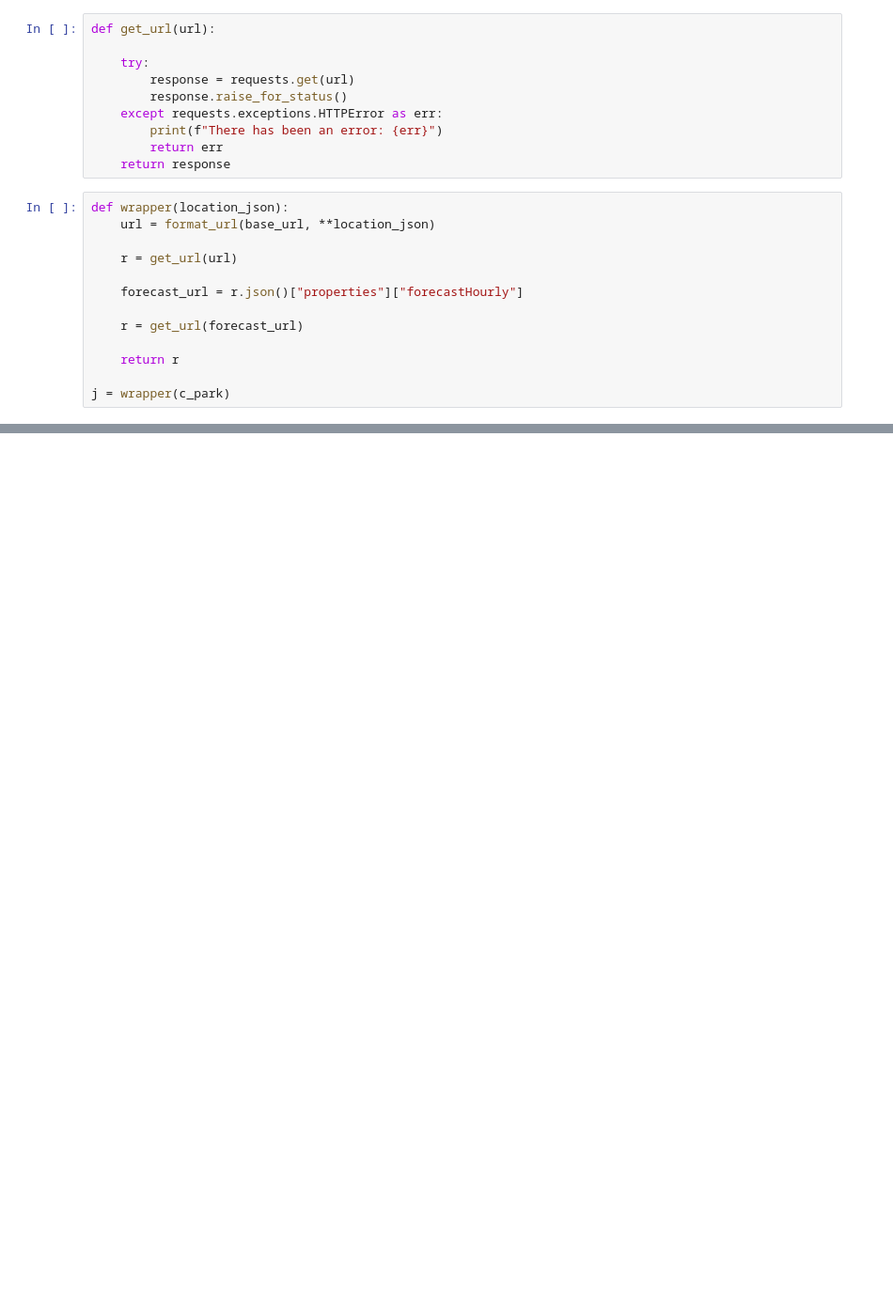
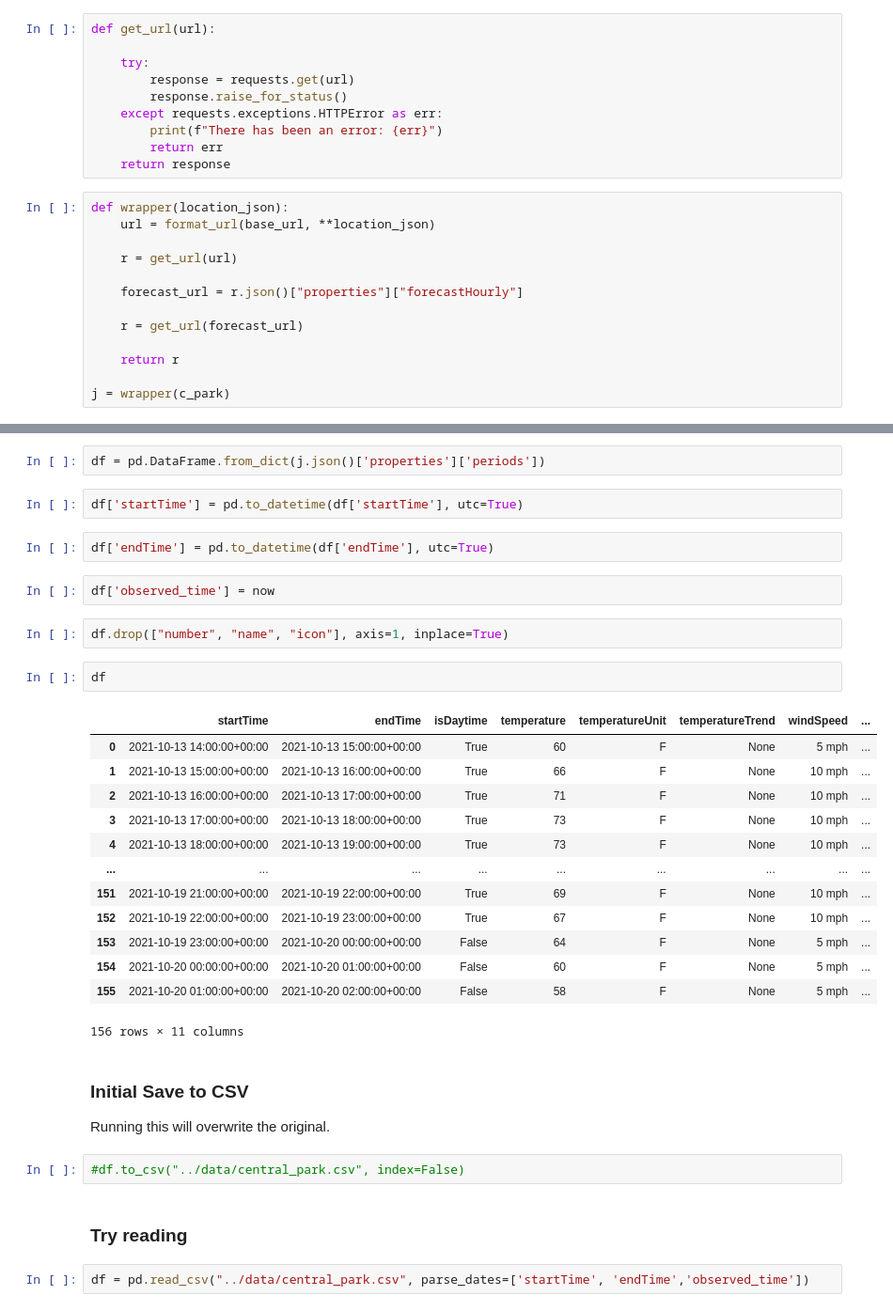
Before and after one commit to chondromalasia/weather, a Jupyter notebook: notebooks/Liberating Data.ipynb, the cells around one changed output, grey strips where cells are left out. Shown: that part at 94% size. Saved outputs shown, nothing was run; the diff lists cells and outputs as text; blank space fills up the shorter version.

```diff
--- a/notebooks/Liberating Data.ipynb
+++ b/notebooks/Liberating Data.ipynb
@@ -120,0 +179,36 @@ j.json()
+# %%
+df = pd.DataFrame.from_dict(j.json()['properties']['periods'])
+# %%
+df['startTime'] = pd.to_datetime(df['startTime'], utc=True)
+# %%
+df['endTime'] = pd.to_datetime(df['endTime'], utc=True)
+# %%
+df['observed_time'] = now
+# %%
+df.drop(["number", "name", "icon"], axis=1, inplace=True)
+# %%
+df
+# %% [output]
+|  | startTime | endTime | isDaytime | temperature | temperatureUnit | temperatureTrend | windSpeed | ... |
+| 0 | 2021-10-13 14:00:00+00:00 | 2021-10-13 15:00:00+00:00 | True | 60 | F | None | 5 mph | ... |
+| 1 | 2021-10-13 15:00:00+00:00 | 2021-10-13 16:00:00+00:00 | True | 66 | F | None | 10 mph | ... |
+| 2 | 2021-10-13 16:00:00+00:00 | 2021-10-13 17:00:00+00:00 | True | 71 | F | None | 10 mph | ... |
+| 3 | 2021-10-13 17:00:00+00:00 | 2021-10-13 18:00:00+00:00 | True | 73 | F | None | 10 mph | ... |
+| 4 | 2021-10-13 18:00:00+00:00 | 2021-10-13 19:00:00+00:00 | True | 73 | F | None | 10 mph | ... |
+| ... | ... | ... | ... | ... | ... | ... | ... | ... |
+| 151 | 2021-10-19 21:00:00+00:00 | 2021-10-19 22:00:00+00:00 | True | 69 | F | None | 10 mph | ... |
+| 152 | 2021-10-19 22:00:00+00:00 | 2021-10-19 23:00:00+00:00 | True | 67 | F | None | 10 mph | ... |
+| 153 | 2021-10-19 23:00:00+00:00 | 2021-10-20 00:00:00+00:00 | False | 64 | F | None | 5 mph | ... |
+| 154 | 2021-10-20 00:00:00+00:00 | 2021-10-20 01:00:00+00:00 | False | 60 | F | None | 5 mph | ... |
+| 155 | 2021-10-20 01:00:00+00:00 | 2021-10-20 02:00:00+00:00 | False | 58 | F | None | 5 mph | ... |
+156 rows × 11 columns
+# %% [markdown]
+### Initial Save to CSV
+
+Running this will overwrite the original.
+# %%
+#df.to_csv("../data/central_park.csv", index=False)
+# %% [markdown]
+### Try reading
+# %%
+df = pd.read_csv("../data/central_park.csv", parse_dates=['startTime', 'endTime','observed_time'])
```
Also changed, not shown: parts of 26 cells of this notebook, 5 other files.
